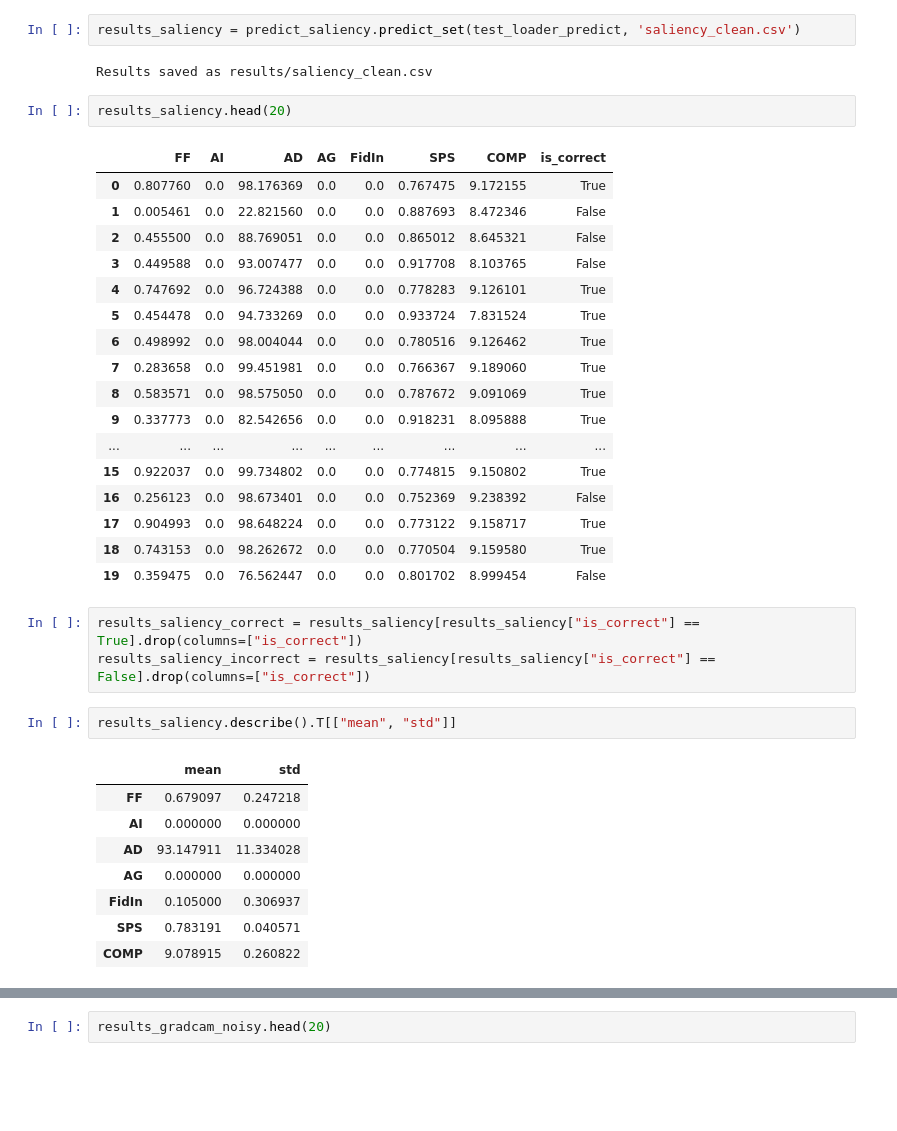
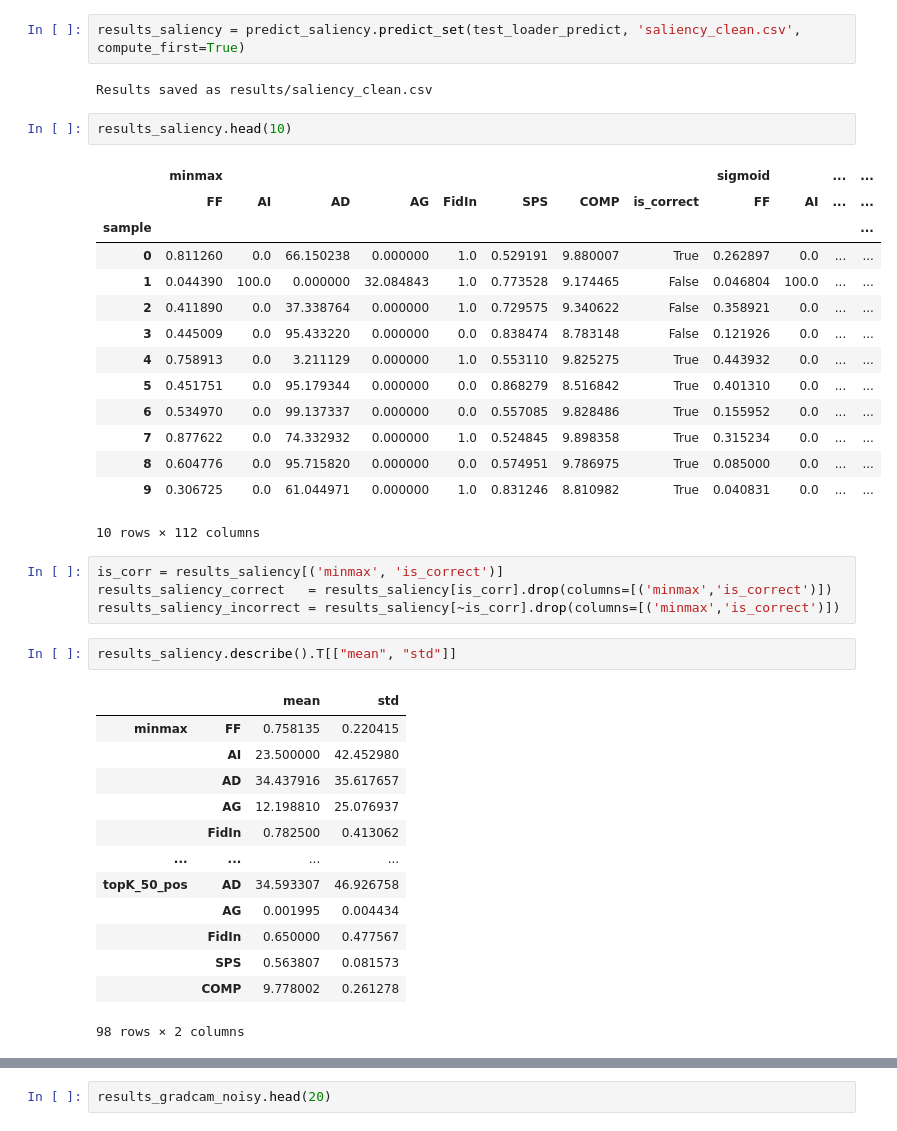
Before and after one commit to exile8/coursework24, a Jupyter notebook: test_framework.ipynb, the cells around one changed output, grey strips where cells are left out. Cells and saved outputs as stored; diff of their text form; blank space fills up the shorter version.

```diff
--- a/test_framework.ipynb
+++ b/test_framework.ipynb
@@ -177,43 +177,46 @@ test_loader_noisy_predict = DataLoader(test_data_noisy_predict, batch_size=1, sh
 predict_saliency = Predict(model, feature_extractor_predict, interp_method_cls=SaliencyInterpreter, interp_method_kwargs={}, device=device)
 predict_gradcam = Predict(model, feature_extractor_predict, interp_method_cls=GradCAMInterpreter, interp_method_kwargs={"target_layers": [model.base.conv_block6.conv2]}, device=device)
 # %%
-results_saliency = predict_saliency.predict_set(test_loader_predict, 'saliency_clean.csv')
+results_saliency = predict_saliency.predict_set(test_loader_predict, 'saliency_clean.csv', compute_first=True)
 # %% [output]
 Results saved as results/saliency_clean.csv
 # %%
-results_saliency.head(20)
+results_saliency.head(10)
 # %% [output]
-|  | FF | AI | AD | AG | FidIn | SPS | COMP | is_correct |
-| 0 | 0.807760 | 0.0 | 98.176369 | 0.0 | 0.0 | 0.767475 | 9.172155 | True |
-| 1 | 0.005461 | 0.0 | 22.821560 | 0.0 | 0.0 | 0.887693 | 8.472346 | False |
-| 2 | 0.455500 | 0.0 | 88.769051 | 0.0 | 0.0 | 0.865012 | 8.645321 | False |
-| 3 | 0.449588 | 0.0 | 93.007477 | 0.0 | 0.0 | 0.917708 | 8.103765 | False |
-| 4 | 0.747692 | 0.0 | 96.724388 | 0.0 | 0.0 | 0.778283 | 9.126101 | True |
-| 5 | 0.454478 | 0.0 | 94.733269 | 0.0 | 0.0 | 0.933724 | 7.831524 | True |
-| 6 | 0.498992 | 0.0 | 98.004044 | 0.0 | 0.0 | 0.780516 | 9.126462 | True |
-| 7 | 0.283658 | 0.0 | 99.451981 | 0.0 | 0.0 | 0.766367 | 9.189060 | True |
-| 8 | 0.583571 | 0.0 | 98.575050 | 0.0 | 0.0 | 0.787672 | 9.091069 | True |
-| 9 | 0.337773 | 0.0 | 82.542656 | 0.0 | 0.0 | 0.918231 | 8.095888 | True |
-| ... | ... | ... | ... | ... | ... | ... | ... | ... |
-| 15 | 0.922037 | 0.0 | 99.734802 | 0.0 | 0.0 | 0.774815 | 9.150802 | True |
-| 16 | 0.256123 | 0.0 | 98.673401 | 0.0 | 0.0 | 0.752369 | 9.238392 | False |
-| 17 | 0.904993 | 0.0 | 98.648224 | 0.0 | 0.0 | 0.773122 | 9.158717 | True |
-| 18 | 0.743153 | 0.0 | 98.262672 | 0.0 | 0.0 | 0.770504 | 9.159580 | True |
-| 19 | 0.359475 | 0.0 | 76.562447 | 0.0 | 0.0 | 0.801702 | 8.999454 | False |
+|  | minmax |  |  |  |  |  |  |  | sigmoid |  | ... | ... |
+|  | FF | AI | AD | AG | FidIn | SPS | COMP | is_correct | FF | AI | ... | ... |
+| sample |  |  |  |  |  |  |  |  |  |  |  | ... |
+| 0 | 0.811260 | 0.0 | 66.150238 | 0.000000 | 1.0 | 0.529191 | 9.880007 | True | 0.262897 | 0.0 | ... | ... |
+| 1 | 0.044390 | 100.0 | 0.000000 | 32.084843 | 1.0 | 0.773528 | 9.174465 | False | 0.046804 | 100.0 | ... | ... |
+| 2 | 0.411890 | 0.0 | 37.338764 | 0.000000 | 1.0 | 0.729575 | 9.340622 | False | 0.358921 | 0.0 | ... | ... |
+| 3 | 0.445009 | 0.0 | 95.433220 | 0.000000 | 0.0 | 0.838474 | 8.783148 | False | 0.121926 | 0.0 | ... | ... |
+| 4 | 0.758913 | 0.0 | 3.211129 | 0.000000 | 1.0 | 0.553110 | 9.825275 | True | 0.443932 | 0.0 | ... | ... |
+| 5 | 0.451751 | 0.0 | 95.179344 | 0.000000 | 0.0 | 0.868279 | 8.516842 | True | 0.401310 | 0.0 | ... | ... |
+| 6 | 0.534970 | 0.0 | 99.137337 | 0.000000 | 0.0 | 0.557085 | 9.828486 | True | 0.155952 | 0.0 | ... | ... |
+| 7 | 0.877622 | 0.0 | 74.332932 | 0.000000 | 1.0 | 0.524845 | 9.898358 | True | 0.315234 | 0.0 | ... | ... |
+| 8 | 0.604776 | 0.0 | 95.715820 | 0.000000 | 0.0 | 0.574951 | 9.786975 | True | 0.085000 | 0.0 | ... | ... |
+| 9 | 0.306725 | 0.0 | 61.044971 | 0.000000 | 1.0 | 0.831246 | 8.810982 | True | 0.040831 | 0.0 | ... | ... |
+10 rows × 112 columns
 # %%
-results_saliency_correct = results_saliency[results_saliency["is_correct"] == True].drop(columns=["is_correct"])
-results_saliency_incorrect = results_saliency[results_saliency["is_correct"] == False].drop(columns=["is_correct"])
+is_corr = results_saliency[('minmax', 'is_correct')]
+results_saliency_correct   = results_saliency[is_corr].drop(columns=[('minmax','is_correct')])
+results_saliency_incorrect = results_saliency[~is_corr].drop(columns=[('minmax','is_correct')])
 # %%
 results_saliency.describe().T[["mean", "std"]]
 # %% [output]
-|  | mean | std |
-| FF | 0.679097 | 0.247218 |
-| AI | 0.000000 | 0.000000 |
-| AD | 93.147911 | 11.334028 |
-| AG | 0.000000 | 0.000000 |
-| FidIn | 0.105000 | 0.306937 |
-| SPS | 0.783191 | 0.040571 |
-| COMP | 9.078915 | 0.260822 |
+|  |  | mean | std |
+| minmax | FF | 0.758135 | 0.220415 |
+|  | AI | 23.500000 | 42.452980 |
+|  | AD | 34.437916 | 35.617657 |
+|  | AG | 12.198810 | 25.076937 |
+|  | FidIn | 0.782500 | 0.413062 |
+| ... | ... | ... | ... |
+| topK_50_pos | AD | 34.593307 | 46.926758 |
+|  | AG | 0.001995 | 0.004434 |
+|  | FidIn | 0.650000 | 0.477567 |
+|  | SPS | 0.563807 | 0.081573 |
+|  | COMP | 9.778002 | 0.261278 |
+98 rows × 2 columns
 # %%
 results_saliency_correct.describe().T[["mean", "std"]]
 # %% [output]
```
Also changed, not shown: parts of 16 cells of this notebook.
